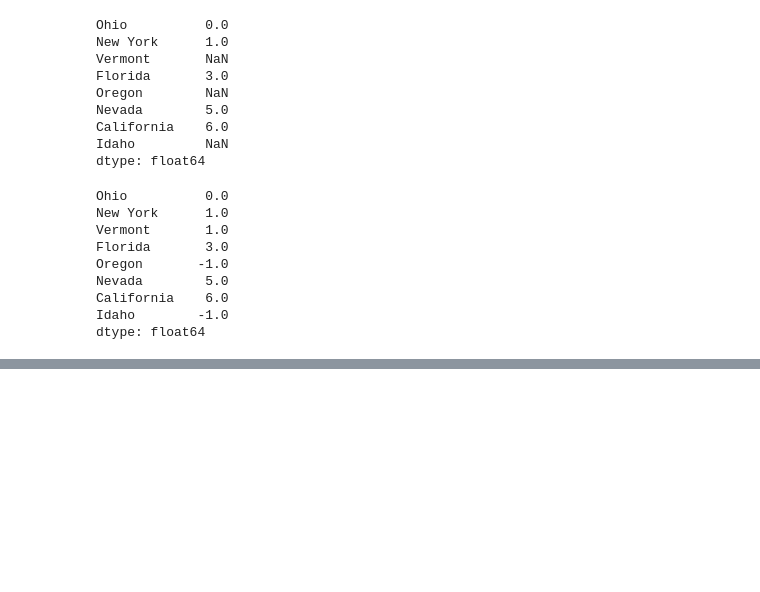
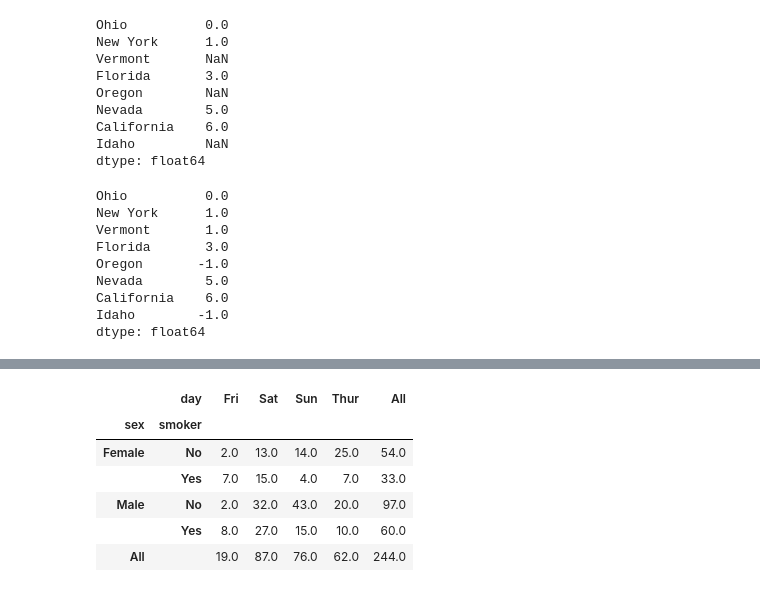
Before and after one commit to JasonShed/PyForDA, a Jupyter notebook: ch9_DataAggregate.ipynb, the cells around one changed output, grey strips where cells are left out. Saved outputs shown, nothing was run; the diff lists cells and outputs as text; code cells hidden in the pictures; blank space fills up the shorter version.

```diff
--- a/ch9_DataAggregate.ipynb
+++ b/ch9_DataAggregate.ipynb
@@ -502,0 +525,12 @@ dtype: float64
+# %%
+#margins参数添加分项小计，添加标签为All的行和列
+#aggfunc参数使用其他的聚合函数
+tips.pivot_table('tips_pct',index=['sex','smoker'],columns='day',margins=True,aggfunc=len)
+# %% [output]
+|  | day | Fri | Sat | Sun | Thur | All |
+| sex | smoker |  |  |  |  |  |
+| Female | No | 2.0 | 13.0 | 14.0 | 25.0 | 54.0 |
+|  | Yes | 7.0 | 15.0 | 4.0 | 7.0 | 33.0 |
+| Male | No | 2.0 | 32.0 | 43.0 | 20.0 | 97.0 |
+|  | Yes | 8.0 | 27.0 | 15.0 | 10.0 | 60.0 |
+| All |  | 19.0 | 87.0 | 76.0 | 62.0 | 244.0 |
```
Also changed, not shown: parts of 5 cells of this notebook, 3 other files.
